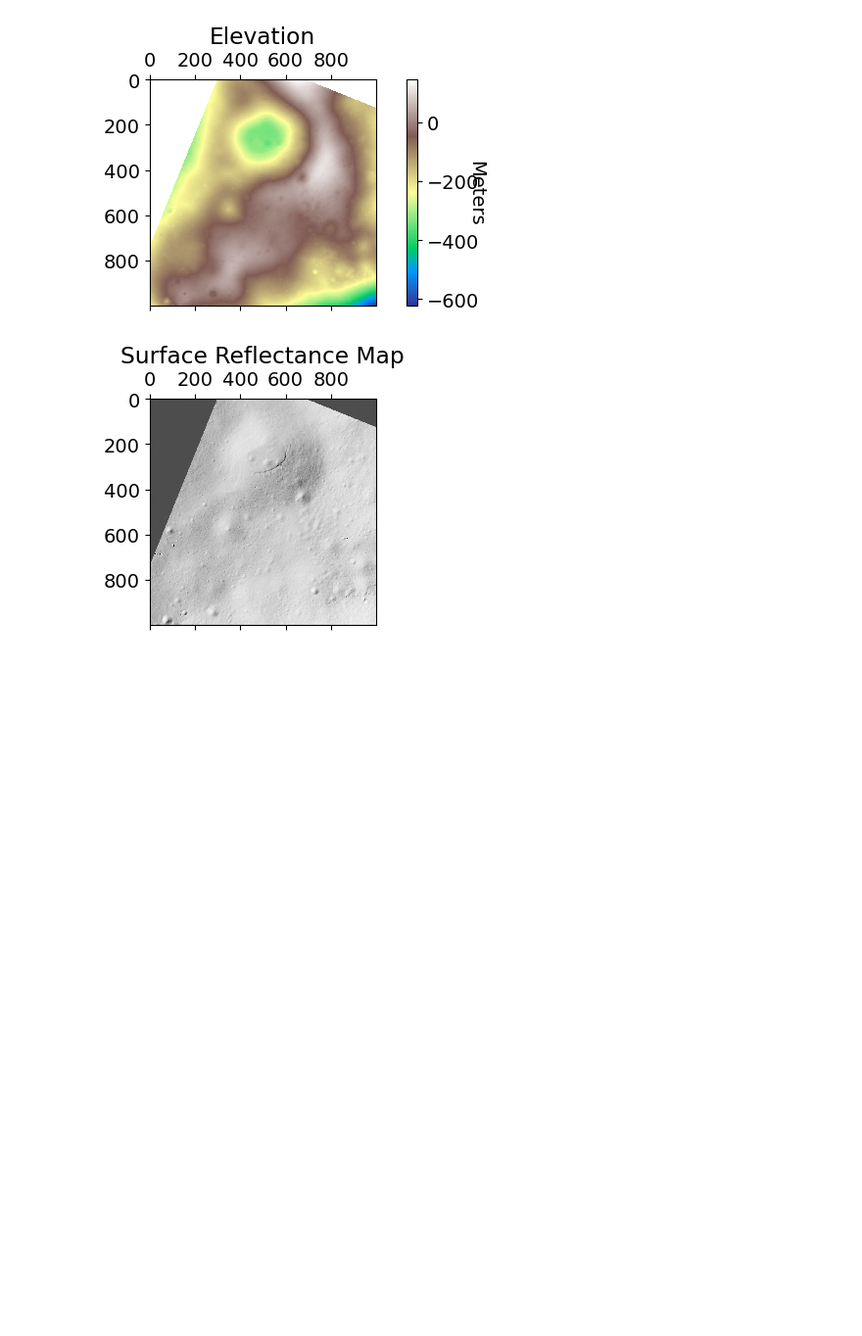
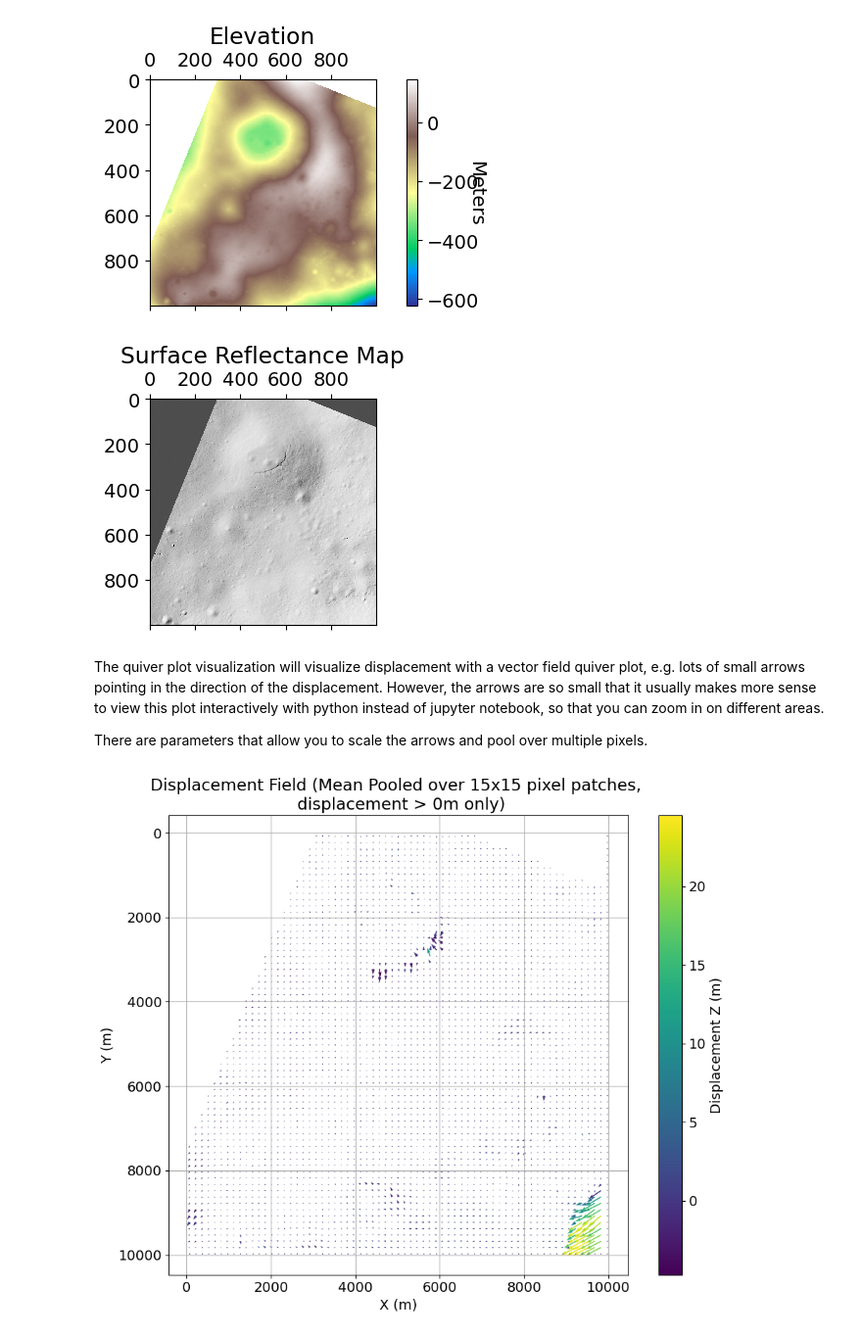
Before and after one commit to nasa-jpl/landmark_tools, a Jupyter notebook: example/MoonDemo.ipynb, the cells around one changed output. Shown at 98% size. Saved outputs shown, nothing was run; the diff lists cells and outputs as text; code cells hidden in the pictures; blank space fills up the shorter version.

```diff
--- a/example/MoonDemo.ipynb
+++ b/example/MoonDemo.ipynb
@@ -552,3 +548,15 @@ ax.set_title("Surface Reflectance Map")
 Text(0.5, 1.0, 'Surface Reflectance Map')
 [figure]
 [figure]
+# %% [markdown]
+The quiver plot visualization will visualize displacement with a vector field quiver plot, e.g. lots of small arrows pointing in the direction of the displacement. However, the arrows are so small that it usually makes more sense to view this plot interactively with python instead of jupyter notebook, so that you can zoom in on different areas.
+
+There are parameters that allow you to scale the arrows and pool over multiple pixels.
+# %%
+import quiver_plot
+
+displacement_maps = visualize_corr.loadAllDisplacementMatrices("output/moon/demo_comparison_lunar", 1000, 1000)
+fig = quiver_plot.quiver_plot(displacement_maps['dx'], displacement_maps['dy'], displacement_maps['dz'],
+            10, 0, (15, 15), 0.2)
+# %% [output]
+[figure, added]
```
Also changed, not shown: parts of 6 cells of this notebook, 8 other files.
